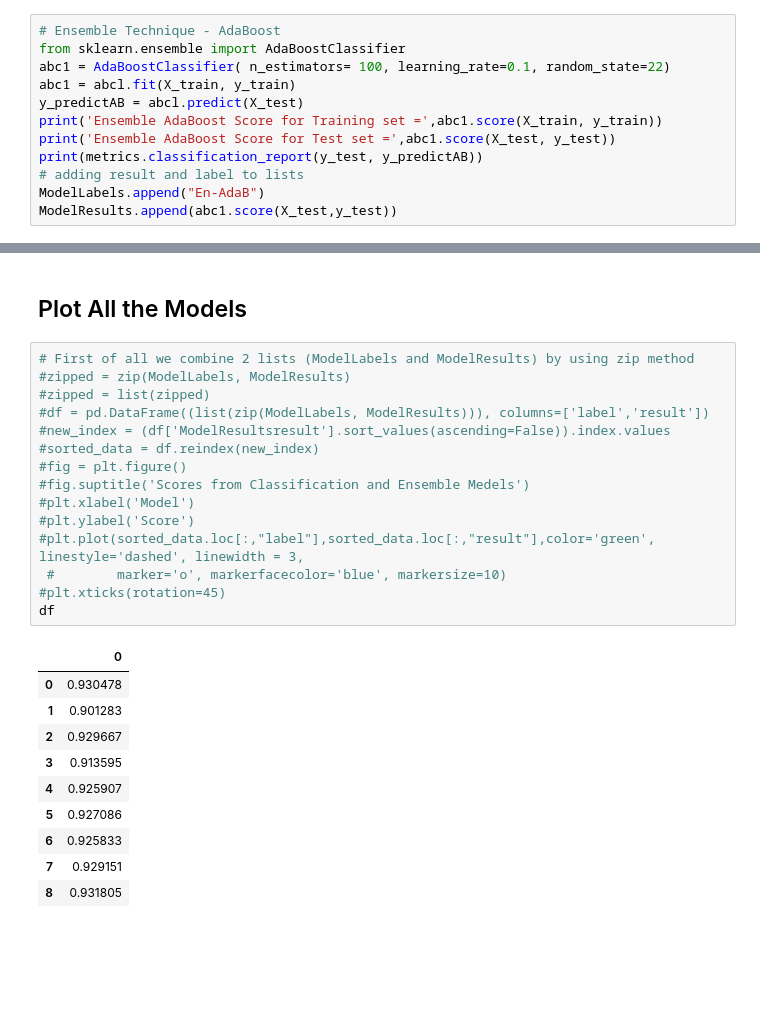
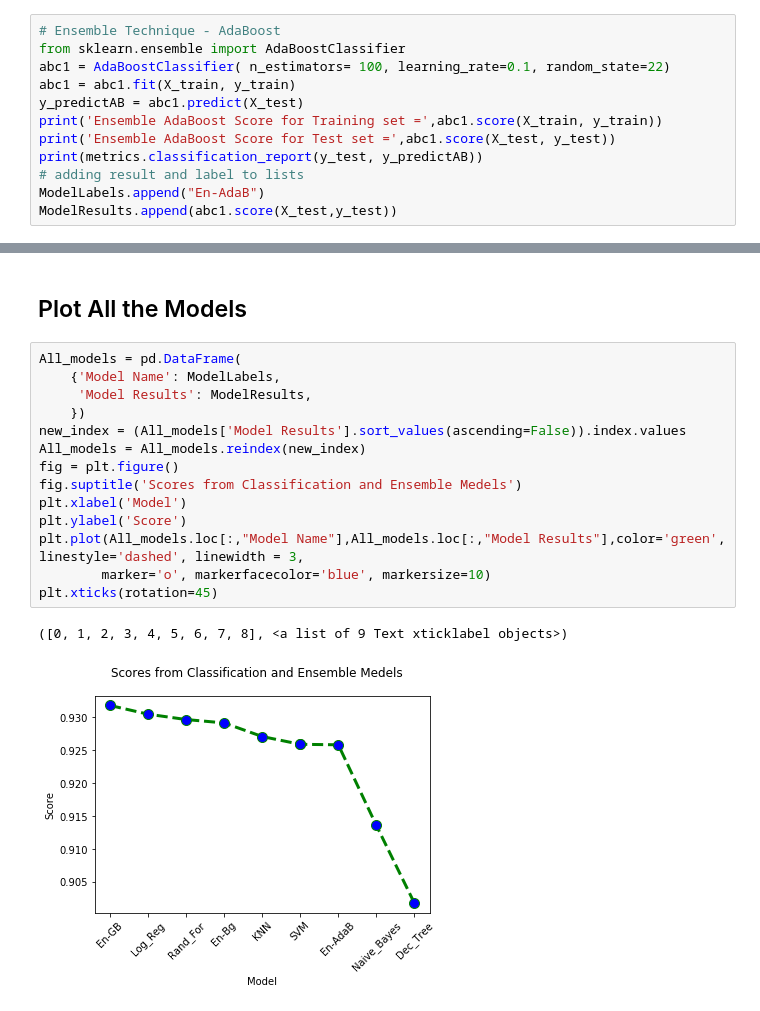
Before and after one commit to bruluc81/AIML-Primary, a Jupyter notebook: Project_3_Bruno_Suresh_Lucas.ipynb, the cells around one changed output, grey strips where cells are left out. Drawn from its saved outputs; the diff is of its cells as text; blank space fills up the shorter version.

```diff
--- a/Project_3_Bruno_Suresh_Lucas.ipynb
+++ b/Project_3_Bruno_Suresh_Lucas.ipynb
@@ -522,8 +540,8 @@ Observation:  Logistic Regression seems to fair better than all the other models
 # Ensemble Technique - AdaBoost
 from sklearn.ensemble import AdaBoostClassifier
 abc1 = AdaBoostClassifier( n_estimators= 100, learning_rate=0.1, random_state=22)
-abc1 = abcl.fit(X_train, y_train)
-y_predictAB = abcl.predict(X_test)
+abc1 = abc1.fit(X_train, y_train)
+y_predictAB = abc1.predict(X_test)
 print('Ensemble AdaBoost Score for Training set =',abc1.score(X_train, y_train))
 print('Ensemble AdaBoost Score for Test set =',abc1.score(X_test, y_test))
 print(metrics.classification_report(y_test, y_predictAB))
@@ -597,28 +615,19 @@ weighted avg       0.93      0.93      0.93     13564
 # %% [markdown]
 ## Plot All the Models
 # %%
-# First of all we combine 2 lists (ModelLabels and ModelResults) by using zip method
-#zipped = zip(ModelLabels, ModelResults)
-#zipped = list(zipped)
-#df = pd.DataFrame((list(zip(ModelLabels, ModelResults))), columns=['label','result'])
-#new_index = (df['ModelResultsresult'].sort_values(ascending=False)).index.values
-#sorted_data = df.reindex(new_index)
-#fig = plt.figure()
-#fig.suptitle('Scores from Classification and Ensemble Medels')
-#plt.xlabel('Model')
-#plt.ylabel('Score')
-#plt.plot(sorted_data.loc[:,"label"],sorted_data.loc[:,"result"],color='green', linestyle='dashed', linewidth = 3,
- #        marker='o', markerfacecolor='blue', markersize=10)
-#plt.xticks(rotation=45)
-df
+All_models = pd.DataFrame(
+    {'Model Name': ModelLabels,
+     'Model Results': ModelResults,
+    })
+new_index = (All_models['Model Results'].sort_values(ascending=False)).index.values
+All_models = All_models.reindex(new_index)
+fig = plt.figure()
+fig.suptitle('Scores from Classification and Ensemble Medels')
+plt.xlabel('Model')
+plt.ylabel('Score')
+plt.plot(All_models.loc[:,"Model Name"],All_models.loc[:,"Model Results"],color='green', linestyle='dashed', linewidth = 3,
+        marker='o', markerfacecolor='blue', markersize=10)
+plt.xticks(rotation=45)
 # %% [output]
-|  | 0 |
-| 0 | 0.930478 |
-| 1 | 0.901283 |
-| 2 | 0.929667 |
-| 3 | 0.913595 |
-| 4 | 0.925907 |
-| 5 | 0.927086 |
-| 6 | 0.925833 |
-| 7 | 0.929151 |
-| 8 | 0.931805 |
+([0, 1, 2, 3, 4, 5, 6, 7, 8], <a list of 9 Text xticklabel objects>)
+[figure, added]
```
Also changed, not shown: parts of 5 cells of this notebook.
